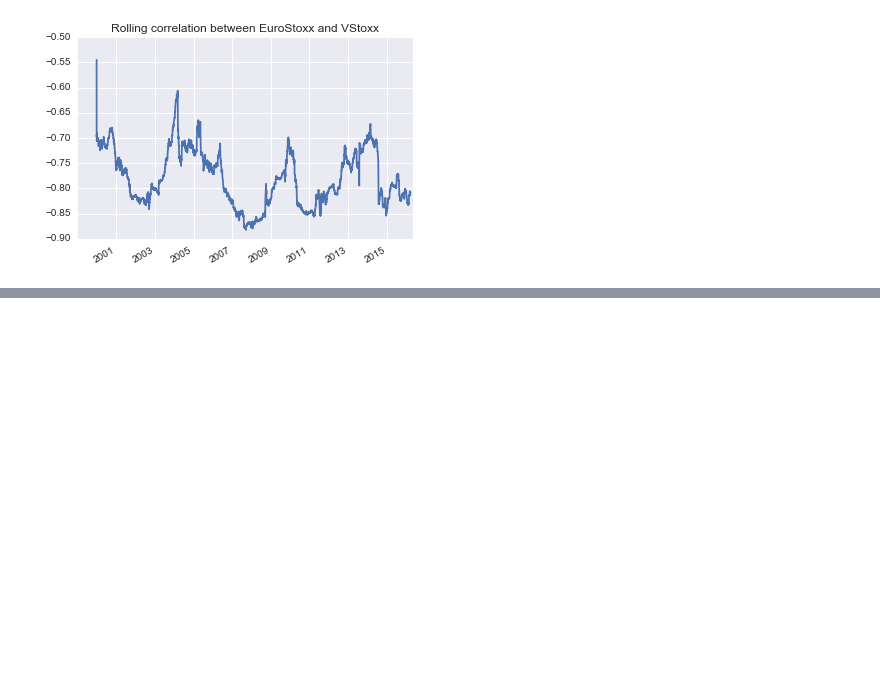
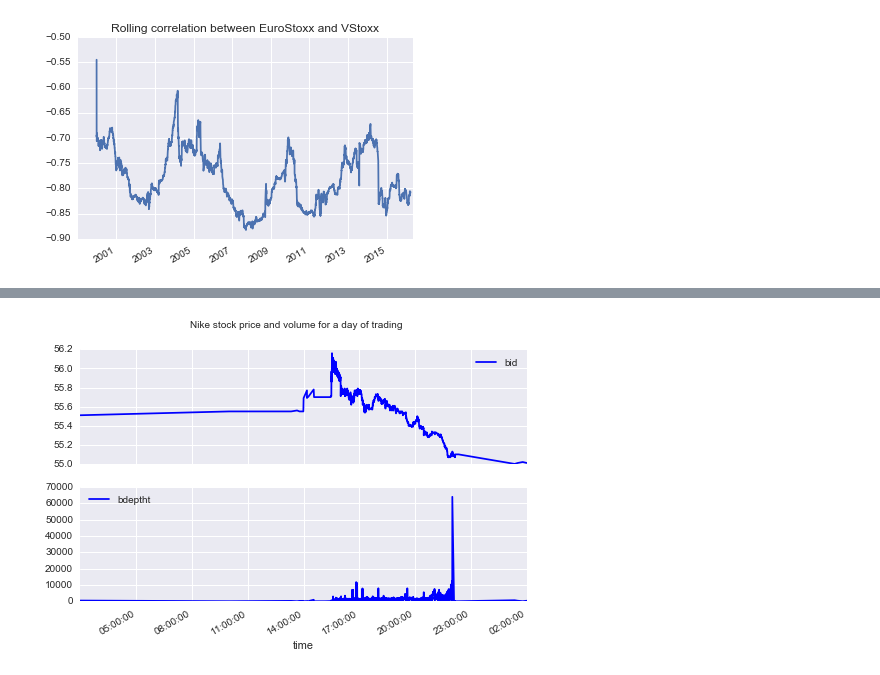
Before and after one commit to eliekawerk/trading, a Jupyter notebook: WorkingTitle.ipynb, the cells around one changed output, grey strips where cells are left out. Saved outputs shown, nothing was run; the diff lists cells and outputs as text; code cells hidden in the pictures; blank space fills up the shorter version.

```diff
--- a/WorkingTitle.ipynb
+++ b/WorkingTitle.ipynb
@@ -276,0 +316,7 @@ returns['EUROSTOXX'].rolling(window=252).corr(other=returns['VSTOXX']).plot(titl
+# %%
+tick_vol_plot = NKE[['bid', 'bdeptht']][
+    (NKE.index > dt.datetime(2016, 8,10,0,0)) & (NKE.index < dt.datetime(2016, 8, 11, 2, 59))]
+
+tick_vol_plot.plot(subplots=True, style='b', figsize=(8,5), grid=True, title='Nike stock price and volume for a day of trading');
+# %% [output]
+[figure, added]
```
Also changed, not shown: parts of 10 cells of this notebook.
